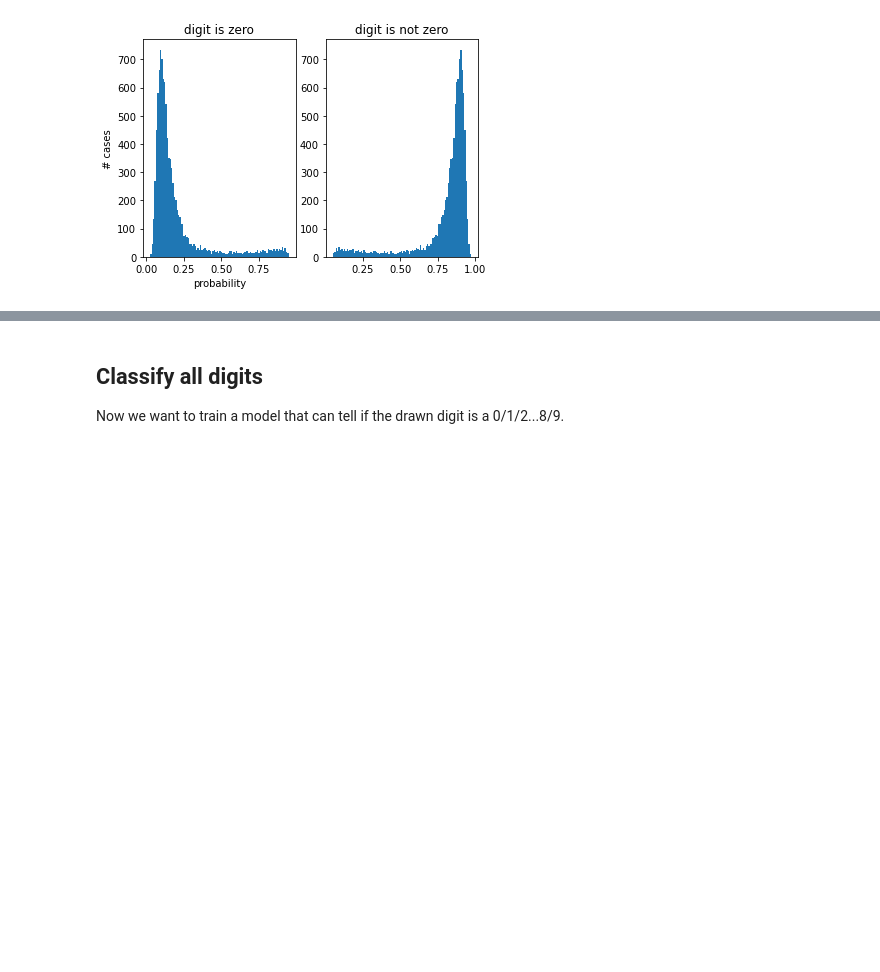
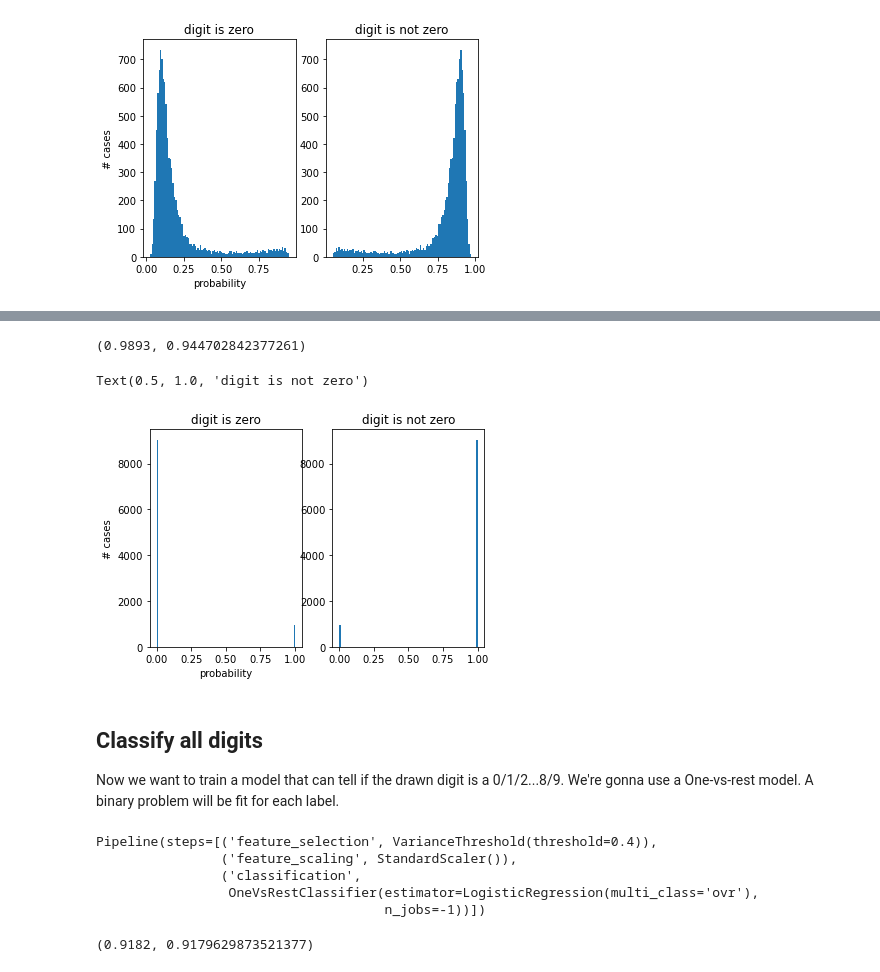
Before and after one commit to philj0st/MNIST-Digit-Classification, a Jupyter notebook: MNIST-Digits.ipynb, the cells around one changed output, grey strips where cells are left out. Cells and saved outputs as stored; diff of their text form; code cells hidden in the pictures; blank space fills up the shorter version.

```diff
--- a/MNIST-Digits.ipynb
+++ b/MNIST-Digits.ipynb
@@ -187,0 +194,6 @@ We can also find a lot of zeroes labeled as 'non-zero' when inspecting the wrong
+# %%
+# try with Gradient Descent
+from sklearn.linear_model import SGDClassifier
+
+clf = SGDClassifier(loss="log", penalty="l2")
+clf.fit(X_scaled, y_binary)
@@ -188,3 +202,58 @@ We can also find a lot of zeroes labeled as 'non-zero' when inspecting the wrong
+# %%
+score = clf.score(X_test_scaled, y_test_binary)
+y_pred_binary = clf.predict(X_test_scaled)
+# Calculate metrics for each label, and find their average weighted by support (the number of true instances for each label).
+f1 = f1_score(y_test_binary,y_pred_binary)
+# much better overall scores
+score, f1
+# %% [output]
+(0.9893, 0.944702842377261)
+# %%
+digit_not_zero_proba = clf.predict_proba(X_test_scaled)[:,0]
+digit_is_zero_proba = clf.predict_proba(X_test_scaled)[:,1]
+
+f, (ax1, ax2) = plt.subplots(1, 2)
+
+ax1.hist(digit_is_zero_proba, bins=100)
+ax1.set_title("digit is zero")
+ax1.set_ylabel("# cases")
+ax1.set_xlabel("probability")
+ax2.hist(digit_not_zero_proba, bins=100)
+ax2.set_title("digit is not zero")
+# %% [output]
+Text(0.5, 1.0, 'digit is not zero')
+[figure, added]
 # %% [markdown]
 ## Classify all digits
-Now we want to train a model that can tell if the drawn digit is a 0/1/2...8/9.
+Now we want to train a model that can tell if the drawn digit is a 0/1/2...8/9. We're gonna use a One-vs-rest model. A binary problem will be fit for each label.
+# %%
+from sklearn.pipeline import Pipeline
+from sklearn.multiclass import OneVsRestClassifier
+clf = Pipeline([
+#     use a threshold this time
+  ('feature_selection', VarianceThreshold(threshold=(.4))),
+  ('feature_scaling', StandardScaler()),
+#     use OVRC to parallelize the 10 binary fittings
+  ('classification', OneVsRestClassifier(
+      #       use default values of LogisticRegression but with ovr
+      estimator=LogisticRegression(multi_class='ovr'),
+      #       use all cores available
+      n_jobs=-1))
+])
+
+clf.fit(X_train, y_train)
+# %% [output]
+Pipeline(steps=[('feature_selection', VarianceThreshold(threshold=0.4)),
+                ('feature_scaling', StandardScaler()),
+                ('classification',
+                 OneVsRestClassifier(estimator=LogisticRegression(multi_class='ovr'),
+                                     n_jobs=-1))])
+# %%
+score = clf.score(X_test, y_test)
+y_pred = clf.predict(X_test)
+# Calculate metrics for each label, and find their average weighted by support (the number of true instances for each label).
+f1 = f1_score(y_test,y_pred, average='weighted')
+# overall scores
+score, f1
+# %% [output]
+(0.9182, 0.9179629873521377)
```
Also changed, not shown: parts of 4 cells of this notebook.
